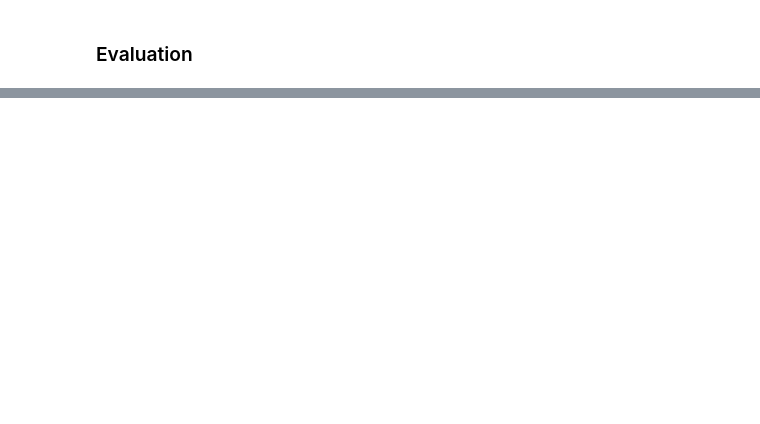
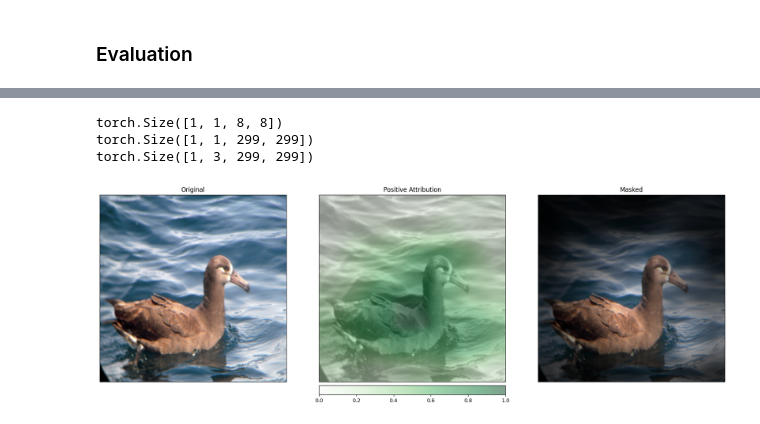
Before and after one commit to AxelSorensen/XAI, a Jupyter notebook: main.ipynb, the cells around one changed output, grey strips where cells are left out. Drawn from its saved outputs; the diff is of its cells as text; code cells hidden in the pictures; blank space fills up the shorter version.

```diff
--- a/main.ipynb
+++ b/main.ipynb
@@ -290,0 +377,19 @@ with torch.no_grad():
+# %%
+upsamp_attr_lgc = LayerAttribution.interpolate(attributions_lgc, input.shape[2:], 'bilinear')
+
+print(attributions_lgc.shape)
+print(upsamp_attr_lgc.shape)
+print(input.shape)
+
+_ = viz.visualize_image_attr_multiple(upsamp_attr_lgc[0].cpu().permute(1,2,0).detach().numpy(),
+                                      input[0].permute(1,2,0).numpy(),
+                                      ["original_image","blended_heat_map","masked_image"],
+                                      ["all","positive","positive"],
+                                      show_colorbar=True,
+                                      titles=["Original", "Positive Attribution", "Masked"],
+                                      fig_size=(18, 6))
+# %% [output]
+torch.Size([1, 1, 8, 8])
+torch.Size([1, 1, 299, 299])
+torch.Size([1, 3, 299, 299])
+[figure, added]
```
Also changed, not shown: parts of 8 cells of this notebook, 2 other files.
